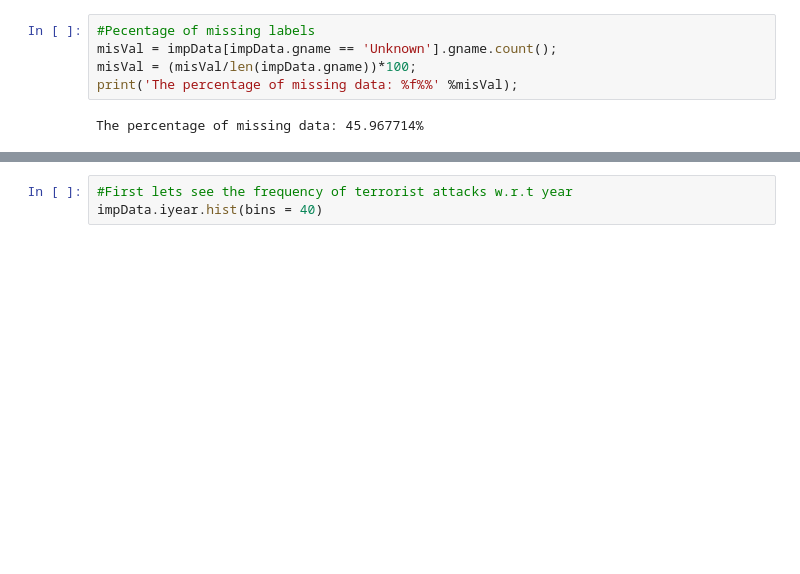
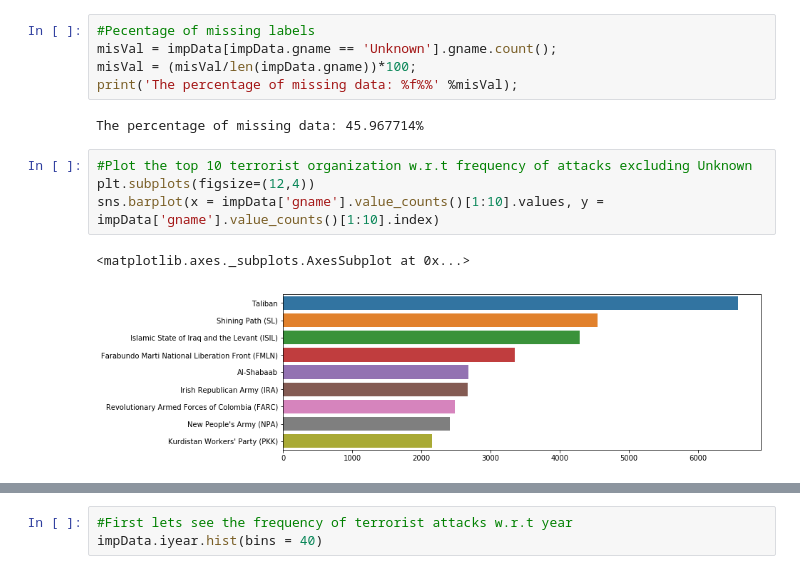
Before and after one commit to msalman95/Global-Terrorist-Database-basic-analysis, a Jupyter notebook: GTD.ipynb, the cells around one changed output, grey strips where cells are left out. Saved outputs shown, nothing was run; the diff lists cells and outputs as text; blank space fills up the shorter version.

```diff
--- a/GTD.ipynb
+++ b/GTD.ipynb
@@ -104,3 +106,10 @@ misVal = (misVal/len(impData.gname))*100;
 print('The percentage of missing data: %f%%' %misVal);
 # %% [output]
 The percentage of missing data: 45.967714%
+# %%
+#Plot the top 10 terrorist organization w.r.t frequency of attacks excluding Unknown
+plt.subplots(figsize=(12,4))
+sns.barplot(x = impData['gname'].value_counts()[1:10].values, y = impData['gname'].value_counts()[1:10].index)
+# %% [output]
+<matplotlib.axes._subplots.AxesSubplot at 0x...>
+[figure, added]
```
Also changed, not shown: parts of 7 cells of this notebook, 1 other file.
